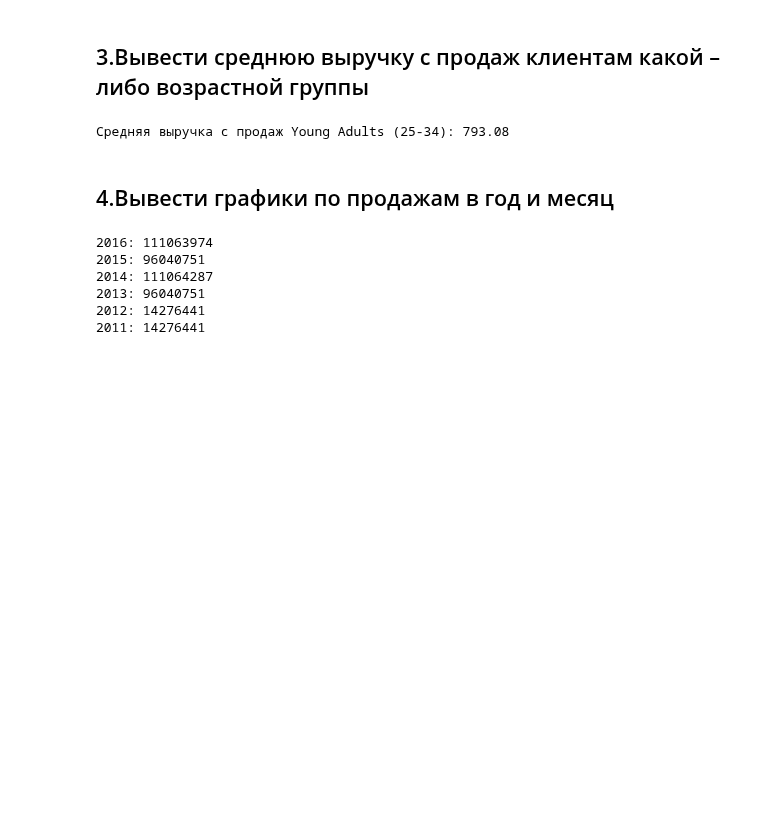
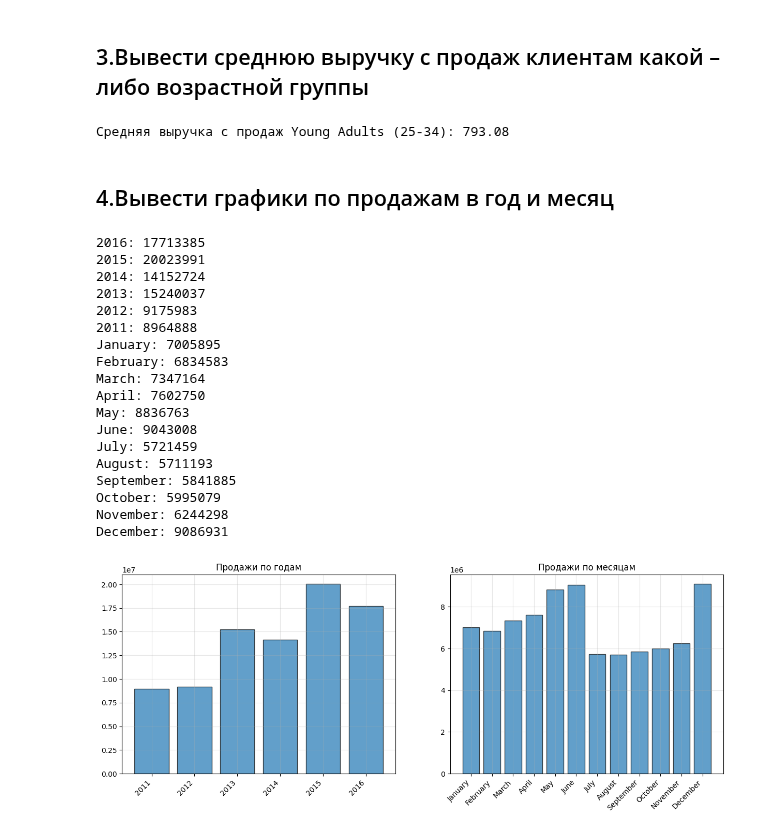
Before and after one commit to NeedKilling/LabUniversity, a Jupyter notebook: BigDATA/lab2/lab3.ipynb, the cells around one changed output. Drawn from its saved outputs; the diff is of its cells as text; code cells hidden in the pictures; blank space fills up the shorter version.

```diff
--- a/BigDATA/lab2/lab3.ipynb
+++ b/BigDATA/lab2/lab3.ipynb
@@ -35,29 +35,73 @@ print(f"Средняя выручка с продаж Young Adults (25-34): {rou
 # %%
 YearRevenue =  df[['Year','Revenue']]
 YearRevenueArr = np.array(YearRevenue)
-sum = 0
+
 YearObj = {}
 for item in YearRevenueArr:
     if item[0] in YearObj:
-        YearObj[item[0]] += sum
+        YearObj[item[0]] += item[1]
     else:
-        sum = item[1]
-        YearObj[item[0]] = sum
+        YearObj[item[0]] = item[1]
+
 YearSorted = sorted(YearObj.items(), key=lambda x: x[0], reverse=True)
 for key, value in YearSorted:
     print(f"{key}: {value}")
 
-products = [item[0] for item in tenProduct]
-quantities = [item[1] for item in tenProduct]
+year = [item[0] for item in YearSorted]
+yearSale = [item[1] for item in YearSorted]
 
-plt.figure(figsize=(8, 6))
-plt.bar(products, quantities, edgecolor='black',alpha=0.7)
+plt.figure(figsize=(15, 5))
+plt.subplot(1, 2, 1)
+plt.bar(year, yearSale, edgecolor='black',alpha=0.7)
 plt.xticks(rotation=45, ha='right')
 plt.grid(True, alpha=0.3)
+plt.title('Продажи по годам')
+
+#############################################################
+
+MonthRevenue =  df[['Month','Revenue']]
+MonthRevenueArr = np.array(MonthRevenue)
+
+MonthObj = {}
+for item in MonthRevenueArr:
+    if item[0] in MonthObj:
+        MonthObj[item[0]] += item[1]
+    else:
+        MonthObj[item[0]] = item[1]
+
+month_order = ['January', 'February', 'March', 'April', 'May', 'June','July', 'August', 'September', 'October', 'November', 'December']
+MonthSorted = sorted(MonthObj.items(), key=lambda x: month_order.index(x[0]))
+# MonthSorted = sorted(MonthObj.items(), key=lambda x: x[1], reverse=True)
+for key, value in MonthSorted:
+    print(f"{key}: {value}")
+
+month = [item[0] for item in MonthSorted]
+monthSale = [item[1] for item in MonthSorted]
+
+plt.subplot(1, 2, 2)
+plt.bar(month, monthSale, edgecolor='black',alpha=0.7)
+plt.xticks(rotation=45, ha='right')
+plt.grid(True, alpha=0.3)
+plt.title('Продажи по месяцам')
+
+plt.show()
 # %% [output]
-2016: 111063974
-2015: 96040751
-2014: 111064287
-2013: 96040751
-2012: 14276441
-2011: 14276441
+2016: 17713385
+2015: 20023991
+2014: 14152724
+2013: 15240037
+2012: 9175983
+2011: 8964888
+January: 7005895
+February: 6834583
+March: 7347164
+April: 7602750
+May: 8836763
+June: 9043008
+July: 5721459
+August: 5711193
+September: 5841885
+October: 5995079
+November: 6244298
+December: 9086931
+[figure, added]
```
Also changed, not shown: parts of 8 cells of this notebook, 1 other file.
